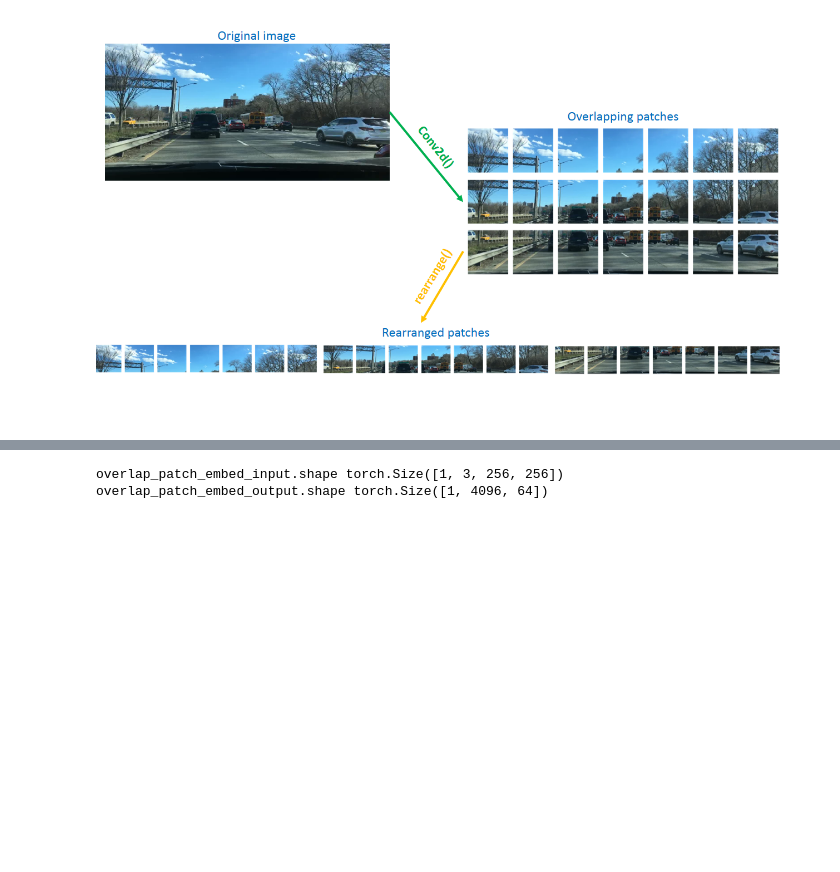
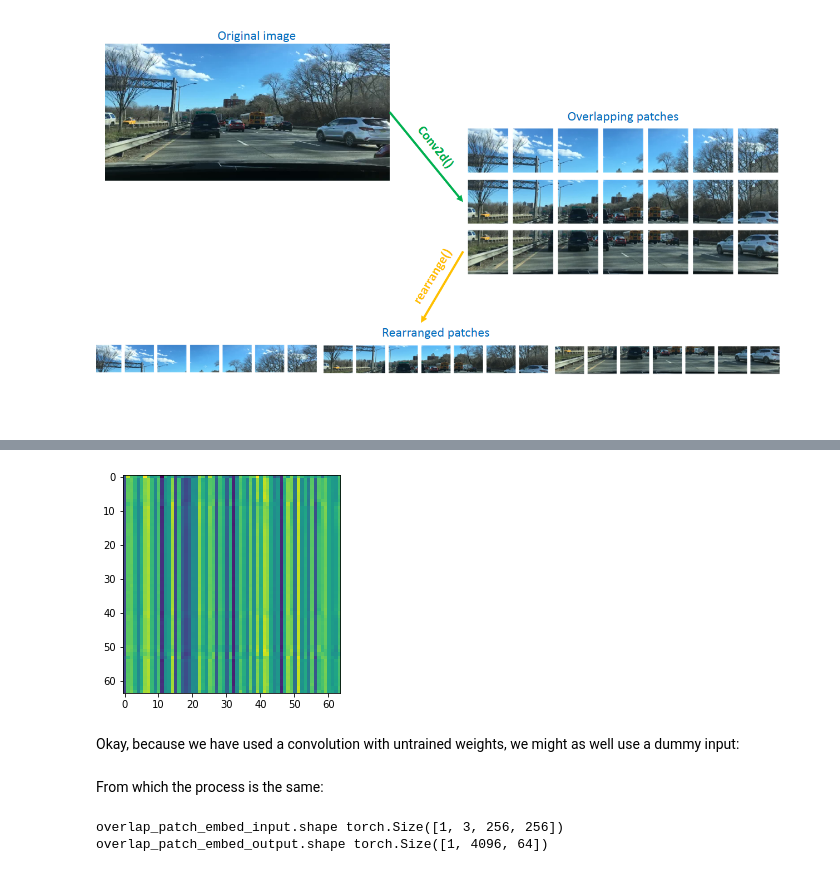
Before and after one commit to suryajayaraman/Semantic-Segmentation-using-Deep-Learning, a Jupyter notebook: finalContent/Segformer_Blocks.ipynb, the cells around one changed output, grey strips where cells are left out. Saved outputs shown, nothing was run; the diff lists cells and outputs as text; code cells hidden in the pictures; blank space fills up the shorter version.

```diff
--- a/finalContent/Segformer_starter.ipynb
+++ b/finalContent/Segformer_Blocks.ipynb
@@ -67,0 +63,2 @@ class overlap_patch_embed(nn.Module):
+# %%
+model = overlap_patch_embed(patch_size= 7, stride =4, in_chans =3, embed_dim = 64)
@@ -67,0 +70,9 @@ class overlap_patch_embed(nn.Module):
+# %%
+row = 0
+col = 0
+plt.imshow(overlap_patch_embed_output[0].detach().numpy()[row:row+64,col:col+64])
+plt.show()
+# %% [output]
+[figure, added]
+# %% [markdown]
+Okay, because we have used a convolution with untrained weights, we might as well use a dummy input:
@@ -68 +81,3 @@ class overlap_patch_embed(nn.Module):
+# %% [markdown]
+From which the process is the same:
 # %%
```
Also changed, not shown: parts of 17 cells of this notebook.
